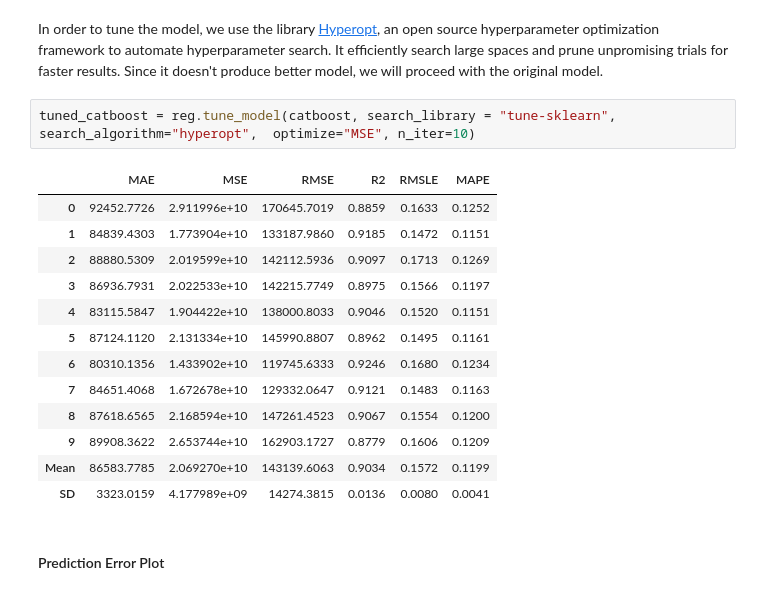
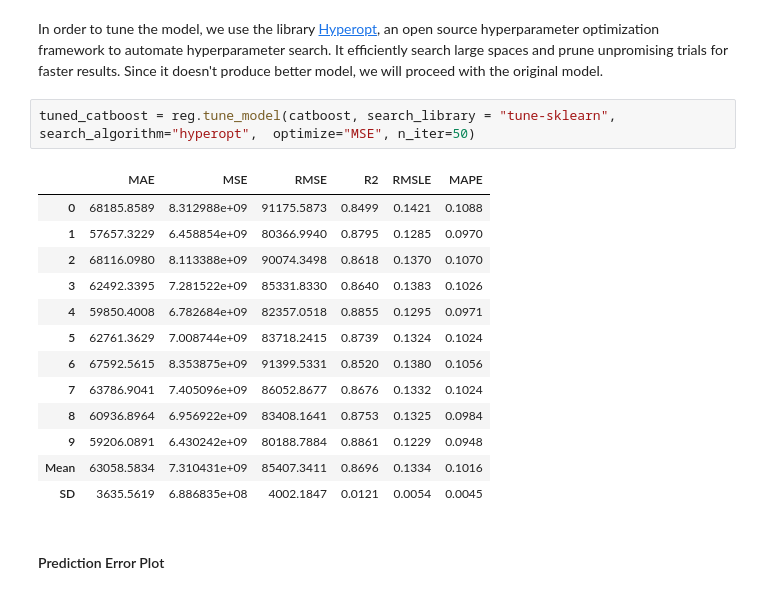
Before and after one commit to elvanselvano/purwadhika-final-project, a Jupyter notebook: notebooks/05_methodology.ipynb, the cells around one changed output. Cells and saved outputs as stored; diff of their text form.

```diff
--- a/notebooks/05_methodology.ipynb
+++ b/notebooks/05_methodology.ipynb
@@ -227,21 +226,21 @@ catboost = reg.create_model('catboost', random_state=42)
 # %% [markdown]
 In order to tune the model, we use the library [Hyperopt](http://hyperopt.github.io/hyperopt/), an open source hyperparameter optimization framework to automate hyperparameter search. It efficiently search large spaces and prune unpromising trials for faster results. Since it doesn't produce better model, we will proceed with the original model.
 # %%
-tuned_catboost = reg.tune_model(catboost, search_library = "tune-sklearn", search_algorithm="hyperopt",  optimize="MSE", n_iter=10)
+tuned_catboost = reg.tune_model(catboost, search_library = "tune-sklearn", search_algorithm="hyperopt",  optimize="MSE", n_iter=50)
 # %% [output]
 |  | MAE | MSE | RMSE | R2 | RMSLE | MAPE |
-| 0 | 92452.7726 | 2.911996e+10 | 170645.7019 | 0.8859 | 0.1633 | 0.1252 |
-| 1 | 84839.4303 | 1.773904e+10 | 133187.9860 | 0.9185 | 0.1472 | 0.1151 |
-| 2 | 88880.5309 | 2.019599e+10 | 142112.5936 | 0.9097 | 0.1713 | 0.1269 |
-| 3 | 86936.7931 | 2.022533e+10 | 142215.7749 | 0.8975 | 0.1566 | 0.1197 |
-| 4 | 83115.5847 | 1.904422e+10 | 138000.8033 | 0.9046 | 0.1520 | 0.1151 |
-| 5 | 87124.1120 | 2.131334e+10 | 145990.8807 | 0.8962 | 0.1495 | 0.1161 |
-| 6 | 80310.1356 | 1.433902e+10 | 119745.6333 | 0.9246 | 0.1680 | 0.1234 |
-| 7 | 84651.4068 | 1.672678e+10 | 129332.0647 | 0.9121 | 0.1483 | 0.1163 |
-| 8 | 87618.6565 | 2.168594e+10 | 147261.4523 | 0.9067 | 0.1554 | 0.1200 |
-| 9 | 89908.3622 | 2.653744e+10 | 162903.1727 | 0.8779 | 0.1606 | 0.1209 |
-| Mean | 86583.7785 | 2.069270e+10 | 143139.6063 | 0.9034 | 0.1572 | 0.1199 |
-| SD | 3323.0159 | 4.177989e+09 | 14274.3815 | 0.0136 | 0.0080 | 0.0041 |
+| 0 | 68185.8589 | 8.312988e+09 | 91175.5873 | 0.8499 | 0.1421 | 0.1088 |
+| 1 | 57657.3229 | 6.458854e+09 | 80366.9940 | 0.8795 | 0.1285 | 0.0970 |
+| 2 | 68116.0980 | 8.113388e+09 | 90074.3498 | 0.8618 | 0.1370 | 0.1070 |
+| 3 | 62492.3395 | 7.281522e+09 | 85331.8330 | 0.8640 | 0.1383 | 0.1026 |
+| 4 | 59850.4008 | 6.782684e+09 | 82357.0518 | 0.8855 | 0.1295 | 0.0971 |
+| 5 | 62761.3629 | 7.008744e+09 | 83718.2415 | 0.8739 | 0.1324 | 0.1024 |
+| 6 | 67592.5615 | 8.353875e+09 | 91399.5331 | 0.8520 | 0.1380 | 0.1056 |
+| 7 | 63786.9041 | 7.405096e+09 | 86052.8677 | 0.8676 | 0.1332 | 0.1024 |
+| 8 | 60936.8964 | 6.956922e+09 | 83408.1641 | 0.8753 | 0.1325 | 0.0984 |
+| 9 | 59206.0891 | 6.430242e+09 | 80188.7884 | 0.8861 | 0.1229 | 0.0948 |
+| Mean | 63058.5834 | 7.310431e+09 | 85407.3411 | 0.8696 | 0.1334 | 0.1016 |
+| SD | 3635.5619 | 6.886835e+08 | 4002.1847 | 0.0121 | 0.0054 | 0.0045 |
 # %% [markdown]
 #### Prediction Error Plot
 # %%
```
Also changed, not shown: parts of 29 cells of this notebook, 1 other file.
